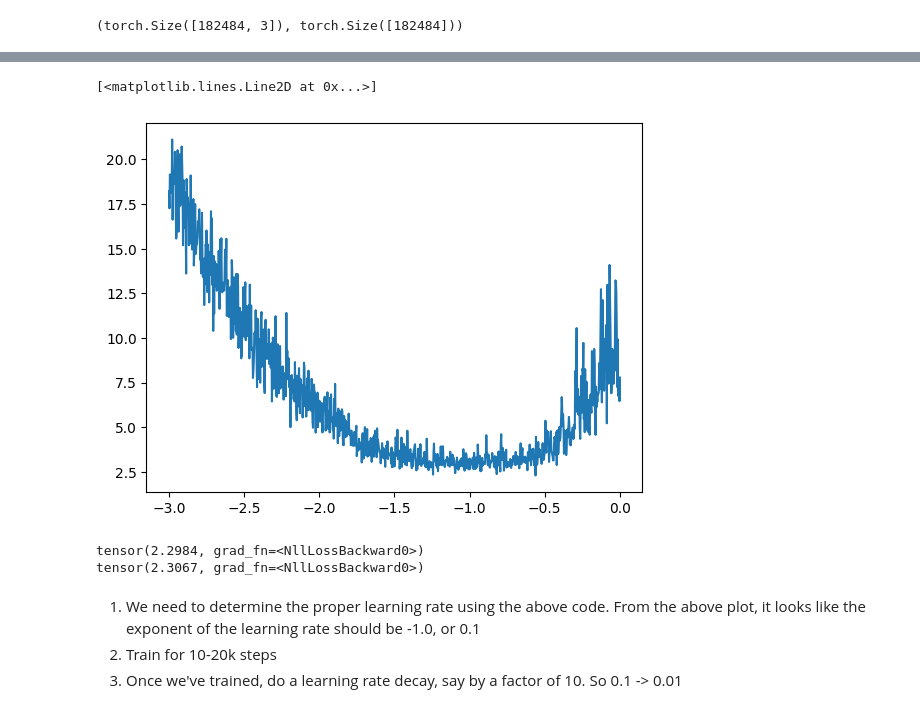
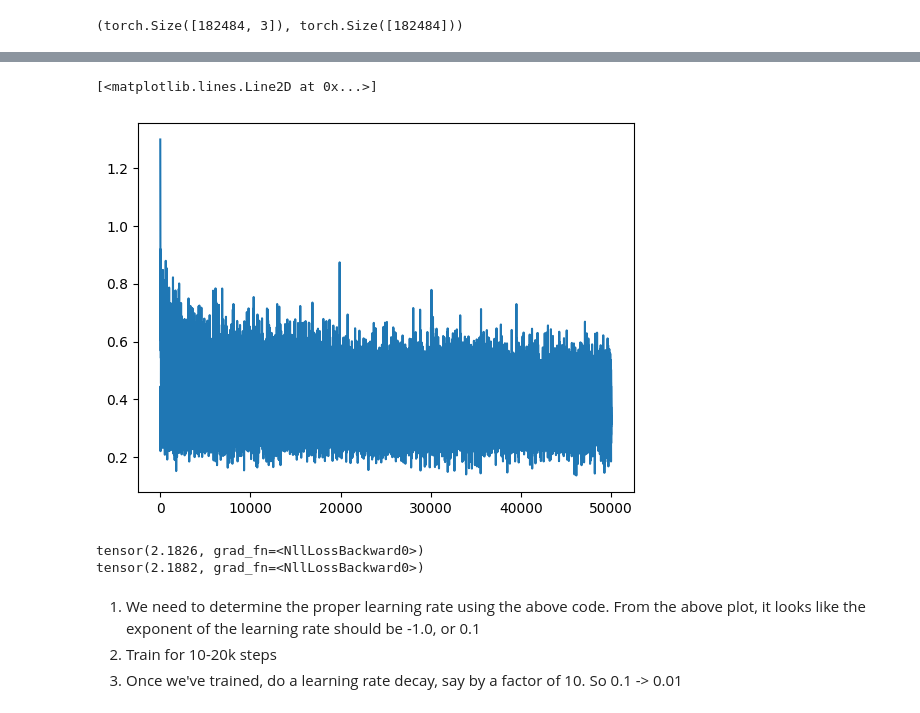
Before and after one commit to jborden/zero_to_hero_nn, a Jupyter notebook: build_makemore_mlp_yay.ipynb, the cells around one changed output, grey strips where cells are left out. Cells and saved outputs as stored; diff of their text form; code cells hidden in the pictures.

```diff
--- a/build_makemore_mlp_yay.ipynb
+++ b/build_makemore_mlp_yay.ipynb
@@ -87,10 +87,12 @@ Xtr.shape, Ytr.shape
 # %%
 # This resets the network
 g = torch.Generator().manual_seed(2147483647)
-C = torch.randn((27,2), generator=g)
-W1 = torch.rand((6,100), generator=g)
-b1 = torch.randn(100, generator=g)
-W2 = torch.randn(100,27, generator=g)
+#C = torch.randn((27,2), generator=g)
+C = torch.randn((27,10), generator=g) # increase embedding from 2 to 10 dimensions
+#W1 = torch.rand((6,100), generator=g)
+W1 = torch.rand((30,200), generator=g) # The weights are N embedding dimensions * content_length
+b1 = torch.randn(200, generator=g)
+W2 = torch.randn(200,27, generator=g)
 b2 = torch.randn(27, generator=g)
 parameters = [C , W1, b1, W2, b2]
 # %%
@@ -150,16 +143,19 @@ for p in parameters:
 # Let's expore the best learning rate
 lre = torch.linspace(-3, 0, 1000)
 lrs = 10**lre
+# %%
+lri = []
+lossi = []
+stepi = []
 # %%
+# Train the dataset
 batch_size = 32
-lri = []
-lossi = []
-for i in range(10000):
+for i in range(50000):
     # forward pass
     batch_size = 32
     ix = torch.randint(0, Xtr.shape[0], (batch_size, )) # take 32 random rows
     emb = C[Xtr[ix]]
-    h = torch.tanh(emb.view(-1,6) @ W1 + b1)
+    h = torch.tanh(emb.view(-1,30) @ W1 + b1)
     logits = h @ W2 + b2
     counts = logits.exp()
     loss = F.cross_entropy(logits, Ytr[ix])
@@ -177,5 +173,7 @@ for i in range(10000):
     # track states
     # lri.append(lre[i])
     # lossi.append(loss.item())
+    stepi.append(i)
+    lossi.append(loss.log10().item())
 print(f"Batch Loss: {loss}")
 # %% [output]
@@ -183,27 +181,27 @@ Batch Loss: 2.3140974044799805
 # %%
-plt.plot(lri,lossi)
+plt.plot(stepi, lossi)
 # %% [output]
 [<matplotlib.lines.Line2D at 0x...>]
-[figure, old version]
+[figure, new version]
 # %%
 # Dev Loss
 emb = C[Xdev]
-h = torch.tanh(emb.view(-1,6) @ W1 + b1)
+h = torch.tanh(emb.view(-1,30) @ W1 + b1)
 logits = h @ W2 + b2
 counts = logits.exp()
 loss = F.cross_entropy(logits, Ydev)
 print(loss)
 
 # Test Loss
-emb = C[Xte]
-h = torch.tanh(emb.view(-1,6) @ W1 + b1)
-logits = h @ W2 + b2
-counts = logits.exp()
-loss = F.cross_entropy(logits, Yte)
-print(loss)
+# emb = C[Xte]
+# h = torch.tanh(emb.view(-1,30) @ W1 + b1)
+# logits = h @ W2 + b2
+# counts = logits.exp()
+# loss = F.cross_entropy(logits, Yte)
+# print(loss)
 # %% [output]
-tensor(2.2984, grad_fn=<NllLossBackward0>)
-tensor(2.3067, grad_fn=<NllLossBackward0>)
+tensor(2.1826, grad_fn=<NllLossBackward0>)
+tensor(2.1882, grad_fn=<NllLossBackward0>)
 # %% [markdown]
 1. We need to determine the proper learning rate using the above code.
    From the above plot, it looks like the exponent of the learning rate should be -1.0, or 0.1
```
Also changed, not shown: parts of 6 cells of this notebook.
